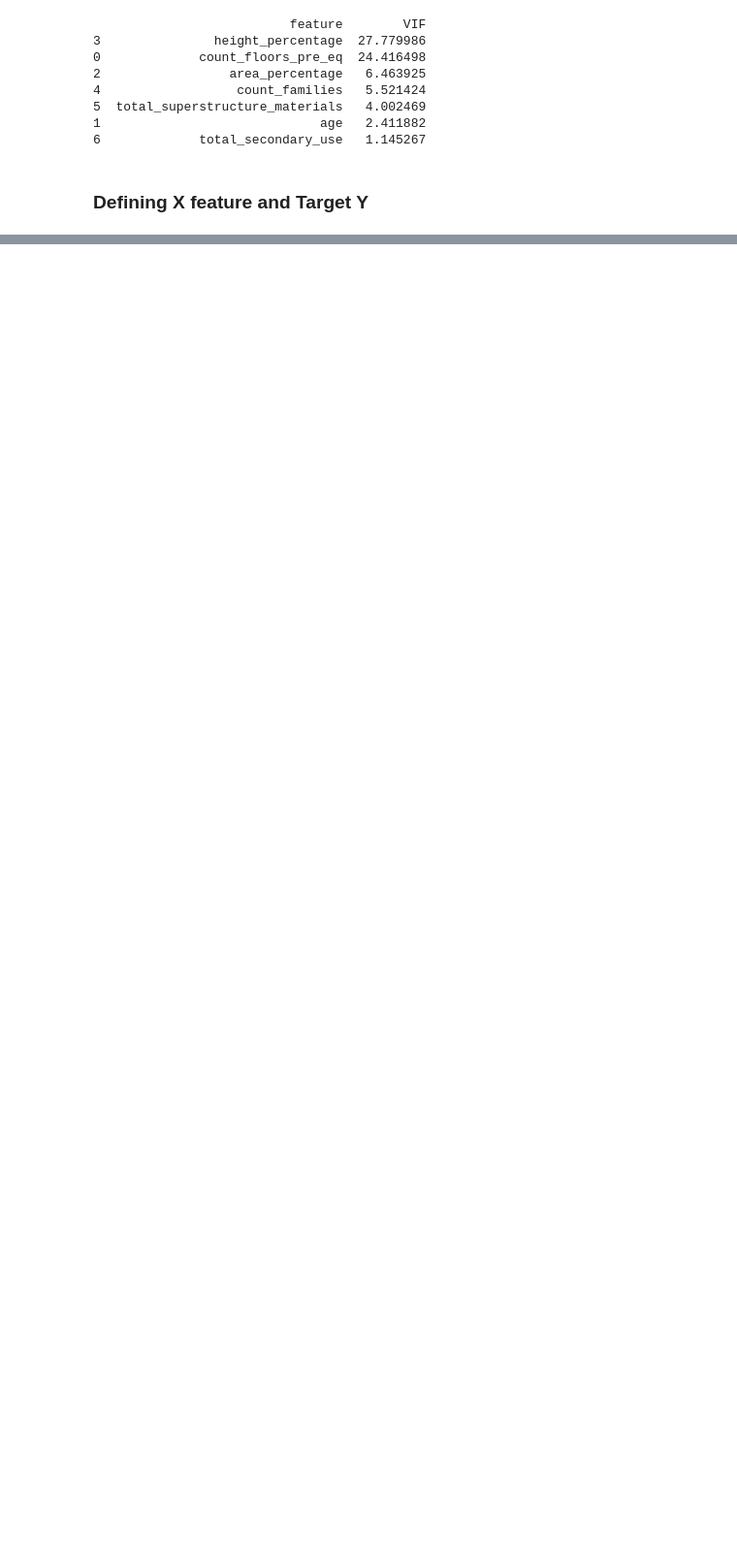
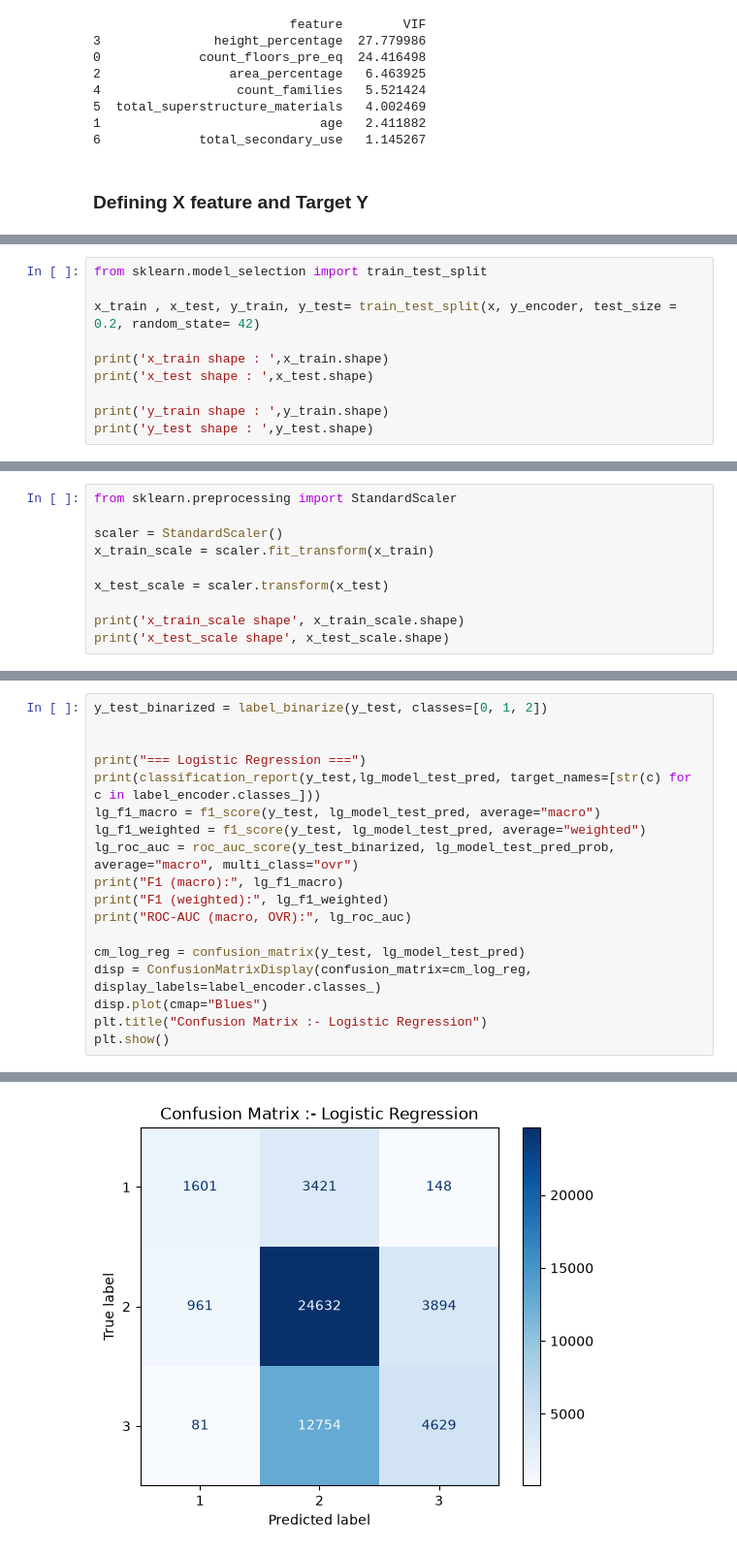
Before and after one commit to rehandbit/Nepal-Earthquake, a Jupyter notebook: Nepal_Earthquake.ipynb, the cells around one changed output, grey strips where cells are left out. Shown at 97% size. Drawn from its saved outputs; the diff is of its cells as text; blank space fills up the shorter version.

```diff
--- a/Nepal_Earthquake.ipynb
+++ b/Nepal_Earthquake.ipynb
@@ -546,0 +561,10 @@ y = df_encoded['damage_grade']
+# %%
+from sklearn.model_selection import train_test_split
+
+x_train , x_test, y_train, y_test= train_test_split(x, y_encoder, test_size = 0.2, random_state= 42)
+
+print('x_train shape : ',x_train.shape)
+print('x_test shape : ',x_test.shape)
+
+print('y_train shape : ',y_train.shape)
+print('y_test shape : ',y_test.shape)
@@ -546,0 +578,10 @@ y = df_encoded['damage_grade']
+# %%
+from sklearn.preprocessing import StandardScaler
+
+scaler = StandardScaler()
+x_train_scale = scaler.fit_transform(x_train)
+
+x_test_scale = scaler.transform(x_test)
+
+print('x_train_scale shape', x_train_scale.shape)
+print('x_test_scale shape', x_test_scale.shape)
@@ -546,0 +703,19 @@ y = df_encoded['damage_grade']
+# %%
+y_test_binarized = label_binarize(y_test, classes=[0, 1, 2])
+
+
+print("=== Logistic Regression ===")
+print(classification_report(y_test,lg_model_test_pred, target_names=[str(c) for c in label_encoder.classes_]))
+lg_f1_macro = f1_score(y_test, lg_model_test_pred, average="macro")
+lg_f1_weighted = f1_score(y_test, lg_model_test_pred, average="weighted")
+lg_roc_auc = roc_auc_score(y_test_binarized, lg_model_test_pred_prob, average="macro", multi_class="ovr")
+print("F1 (macro):", lg_f1_macro)
+print("F1 (weighted):", lg_f1_weighted)
+print("ROC-AUC (macro, OVR):", lg_roc_auc)
+
+cm_log_reg = confusion_matrix(y_test, lg_model_test_pred)
+disp = ConfusionMatrixDisplay(confusion_matrix=cm_log_reg, display_labels=label_encoder.classes_)
+disp.plot(cmap="Blues")
+plt.title("Confusion Matrix :- Logistic Regression")
+plt.show()
+# %% [output]
@@ -546,0 +736 @@ y = df_encoded['damage_grade']
+[figure, added]
```
Also changed, not shown: parts of 32 cells of this notebook.
